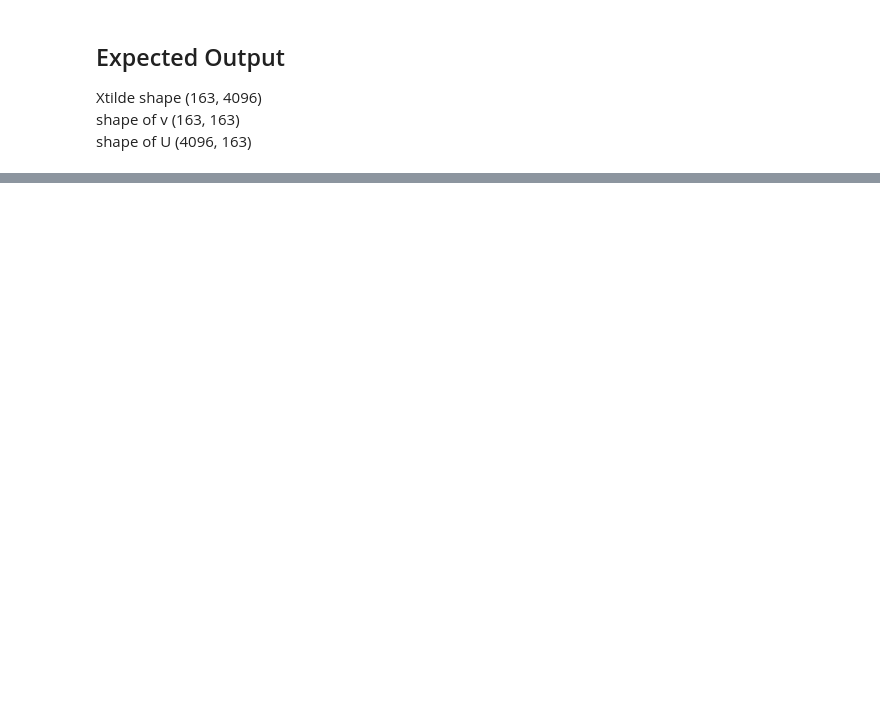
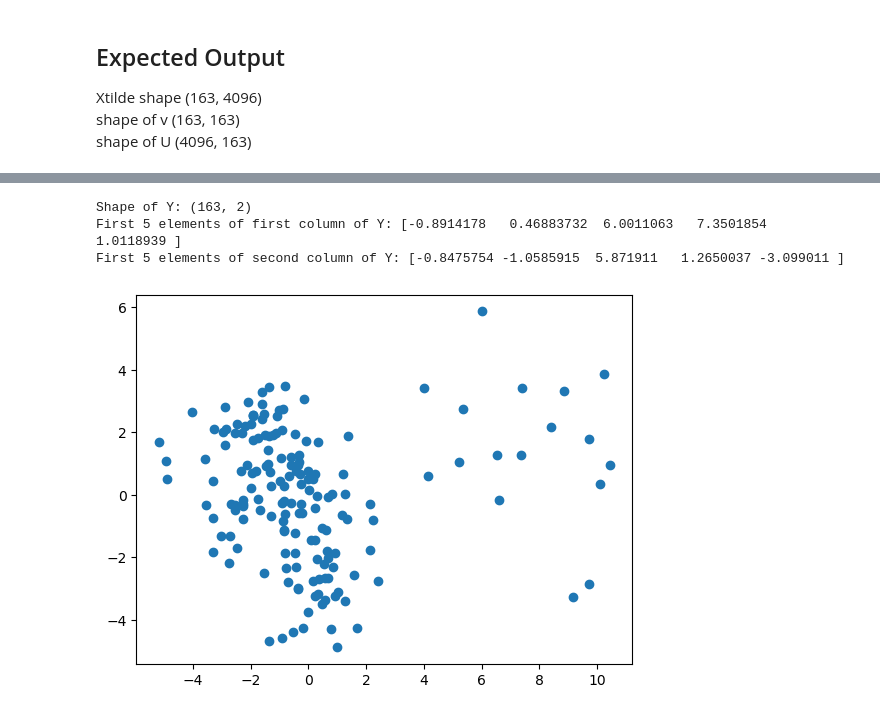
Before and after one commit to pinheiroju/Machine-Learning, a Jupyter notebook: A5/A5_PCA.ipynb, the cells around one changed output, grey strips where cells are left out. Drawn from its saved outputs; the diff is of its cells as text; code cells hidden in the pictures; blank space fills up the shorter version.

```diff
--- a/A5/A5_PCA.ipynb
+++ b/A5/A5_PCA.ipynb
@@ -134,28 +134,32 @@ Of course we need to normalize $u_i$ by $u_i = \frac{u_i}{||u_i||}$, so that it
 # %%
 ### START YOUR CODE ###
 # Construct the covariance matrix for computing v
+# Construindo a matriz de covariância para calcular v
+m = Xtilde.shape[0]
+cov_matrix = (1/m) * np.dot(Xtilde, Xtilde.T)
+print ('Xtilde shape', Xtilde.shape)
+
+# Calculando os autovalores e autovetores
+w, v = np.linalg.eig(cov_matrix)
 
 
-m = 163
 
-cov_matrix = (1/m) * np.dot(Xtilde, Xtilde.T)
-
-print('Xtilde shape',cov_matrix)
+# Compute v
 
 
-# Compute v #computing v
 
-#v = np.linalg.eig(cov_matrix)
-
-#print ('shape of v', v.shape)
+print ('shape of v', v.shape)
 
 # Compute u_i from v, and store it in the variable U
-#U = np.dot(Xtilde, v)
+# Calculando u_i a partir de v e armazenando na variável U
+U = np.dot(Xtilde.T, v)
 
-# Normalize u_i, i.e., each column of U
-#u_i = np.linalg.norm(U, axis=0)
+# Normalizando u_i
+for i in range(U.shape[1]):
+    U[:, i] = U[:, i] / np.linalg.norm(U[:, i])
+
 
 ### END YOUR CODE ###
 
-#print ('shape of U', U.shape)
+print ('shape of U', U.shape)
 # %% [output]
@@ -225,19 +228,26 @@ Let $u_1$ and $u_2$ the 1st and 2nd columns of matrix `U`, the projection of an
 # %%
 # Complete the code and run it to evaluate
 
 ### START YOUR CODE ###
+U_reduzido = U[:,:2]
+Y = np.dot(Xtilde, U_reduzido)
 
 ### END YOUR CODE ###
 
 
 # Do not change the code below
 print('Shape of Y:', Y.shape)
 print('First 5 elements of first column of Y:', Y[:5,0])
 print('First 5 elements of second column of Y:', Y[:5,1])
 
 fig = plt.figure()
 plt.scatter(Y[:,0], Y[:,1])
 plt.show()
+# %% [output]
+Shape of Y: (163, 2)
+First 5 elements of first column of Y: [-0.8914178   0.46883732  6.0011063   7.3501854   1.0118939 ]
+First 5 elements of second column of Y: [-0.8475754 -1.0585915  5.871911   1.2650037 -3.099011 ]
+[figure, added]
 # %% [markdown]
 ### Expected output
 
```
Also changed, not shown: parts of 5 cells of this notebook.
